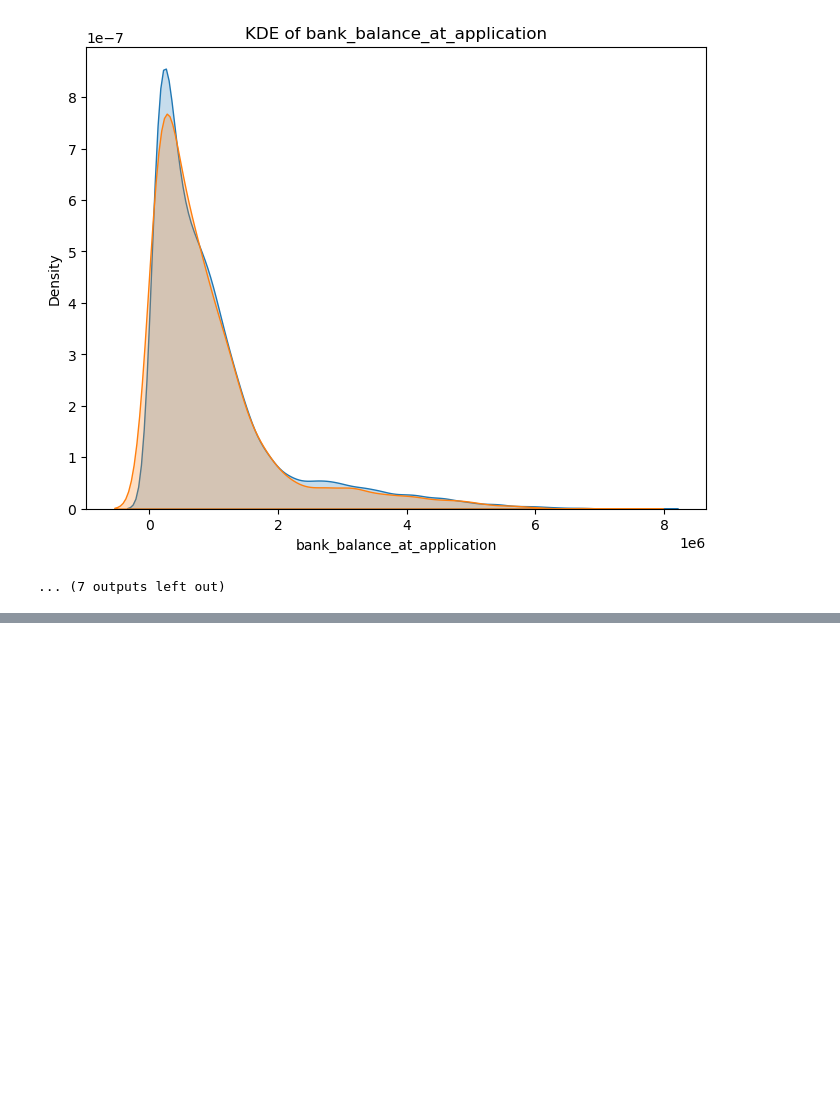
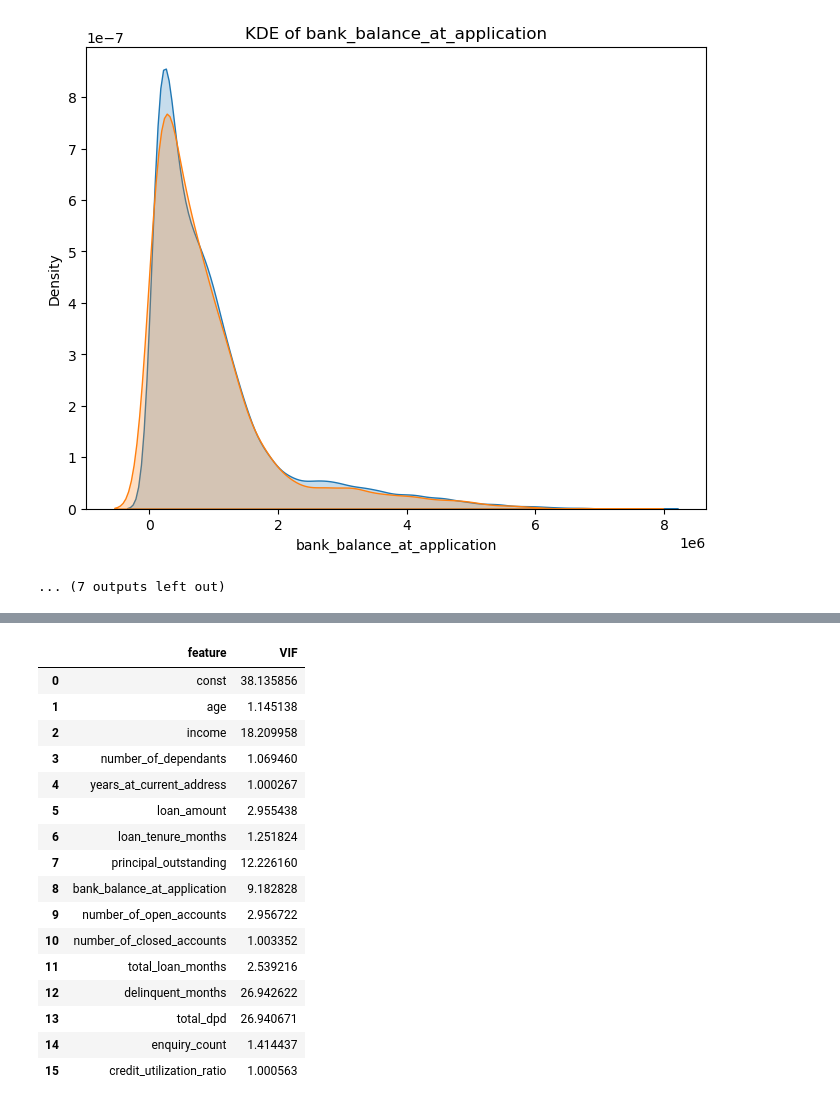
Before and after one commit to JY6299/CR_Modeling_2, a Jupyter notebook: CR_ML_Modeling.ipynb, the cells around one changed output, grey strips where cells are left out. Cells and saved outputs as stored; diff of their text form; code cells hidden in the pictures; blank space fills up the shorter version.

```diff
--- a/CR_ML_Modeling.ipynb
+++ b/CR_ML_Modeling.ipynb
@@ -286,0 +312,32 @@ for i in df1.select_dtypes(include=['int64','float64']):
+# %%
+from statsmodels.stats.outliers_influence import variance_inflation_factor as VIF
+from statsmodels.tools.tools import add_constant
+num_var = list(df2.select_dtypes(include='int64'))
+
+X = df2[num_var]
+X = add_constant(X)
+vif = pd.DataFrame()
+vif['feature']=X.columns
+vif['VIF']=[VIF(X.values,i) for i in range(X.shape[1])]
+vif
+# Looks like "delinquent_month" & "total_dpd" high correlated, delete one, leave one "delinquent_month"
+# Looks like 'income', 'principal_outstanding', & 'balance_at_application' high correlated, remove 'income', (this is PI, and also not useful for model)
+# Some other PI like cust_id and loan_id also need to remove
+# %% [output]
+|  | feature | VIF |
+| 0 | const | 38.135856 |
+| 1 | age | 1.145138 |
+| 2 | income | 18.209958 |
+| 3 | number_of_dependants | 1.069460 |
+| 4 | years_at_current_address | 1.000267 |
+| 5 | loan_amount | 2.955438 |
+| 6 | loan_tenure_months | 1.251824 |
+| 7 | principal_outstanding | 12.226160 |
+| 8 | bank_balance_at_application | 9.182828 |
+| 9 | number_of_open_accounts | 2.956722 |
+| 10 | number_of_closed_accounts | 1.003352 |
+| 11 | total_loan_months | 2.539216 |
+| 12 | delinquent_months | 26.942622 |
+| 13 | total_dpd | 26.940671 |
+| 14 | enquiry_count | 1.414437 |
+| 15 | credit_utilization_ratio | 1.000563 |
```
Also changed, not shown: parts of 9 cells of this notebook.
